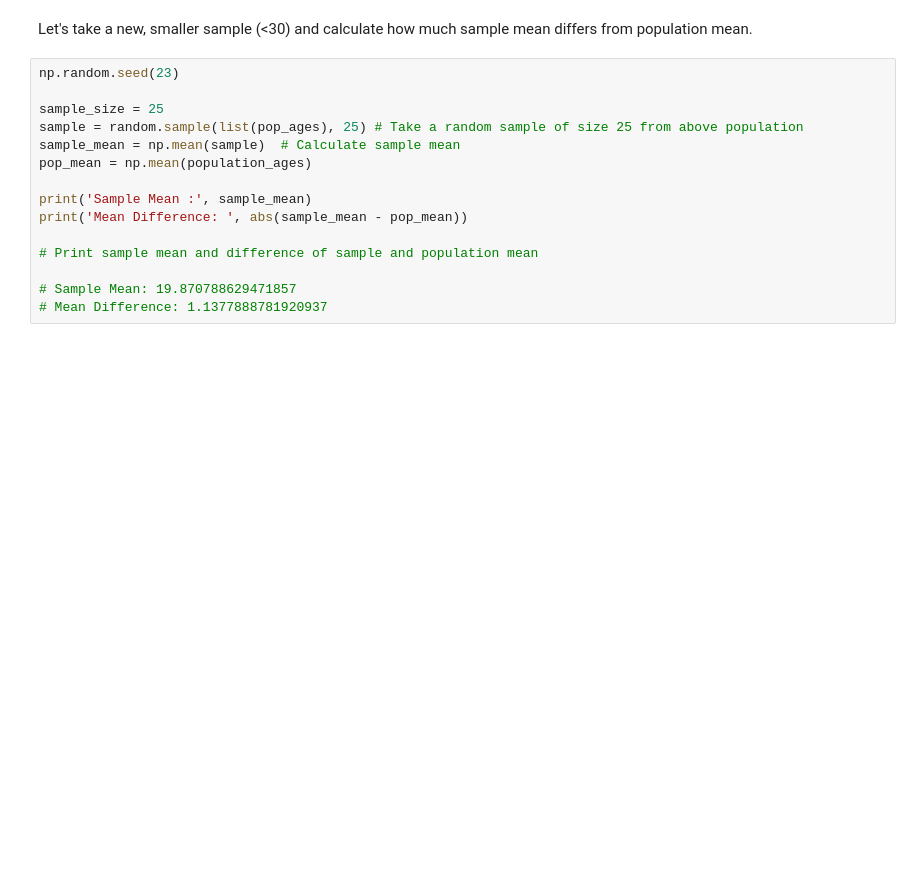
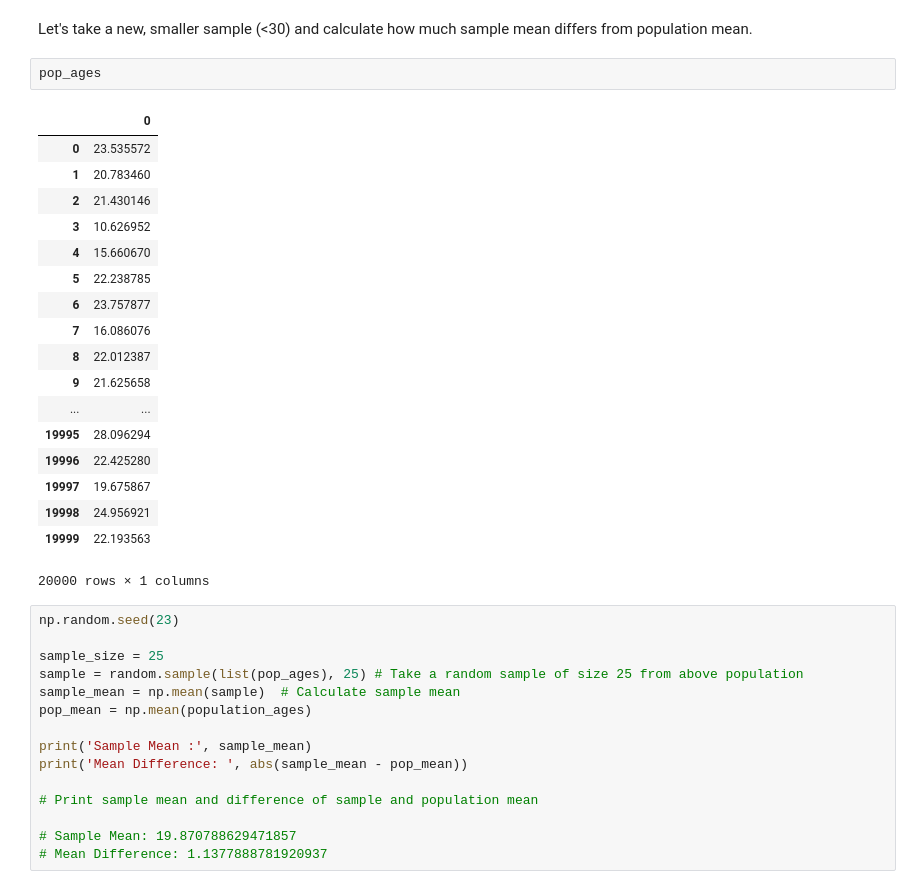
Before and after one commit to hlevymyers/dsc-intervals-with-t-distribution-lab-dc-ds-career-042219, a Jupyter notebook: index.ipynb, the cells around one changed output. Saved outputs shown, nothing was run; the diff lists cells and outputs as text; blank space fills up the shorter version.

```diff
--- a/index.ipynb
+++ b/index.ipynb
@@ -56,6 +56,27 @@ pop_ages.describe()
 [figure]
 # %% [markdown]
 Let's take a new, smaller sample (<30) and calculate how much sample mean differs from population mean.
+# %%
+pop_ages
+# %% [output]
+|  | 0 |
+| 0 | 23.535572 |
+| 1 | 20.783460 |
+| 2 | 21.430146 |
+| 3 | 10.626952 |
+| 4 | 15.660670 |
+| 5 | 22.238785 |
+| 6 | 23.757877 |
+| 7 | 16.086076 |
+| 8 | 22.012387 |
+| 9 | 21.625658 |
+| ... | ... |
+| 19995 | 28.096294 |
+| 19996 | 22.425280 |
+| 19997 | 19.675867 |
+| 19998 | 24.956921 |
+| 19999 | 22.193563 |
+20000 rows × 1 columns
 # %%
 np.random.seed(23)
 
```
